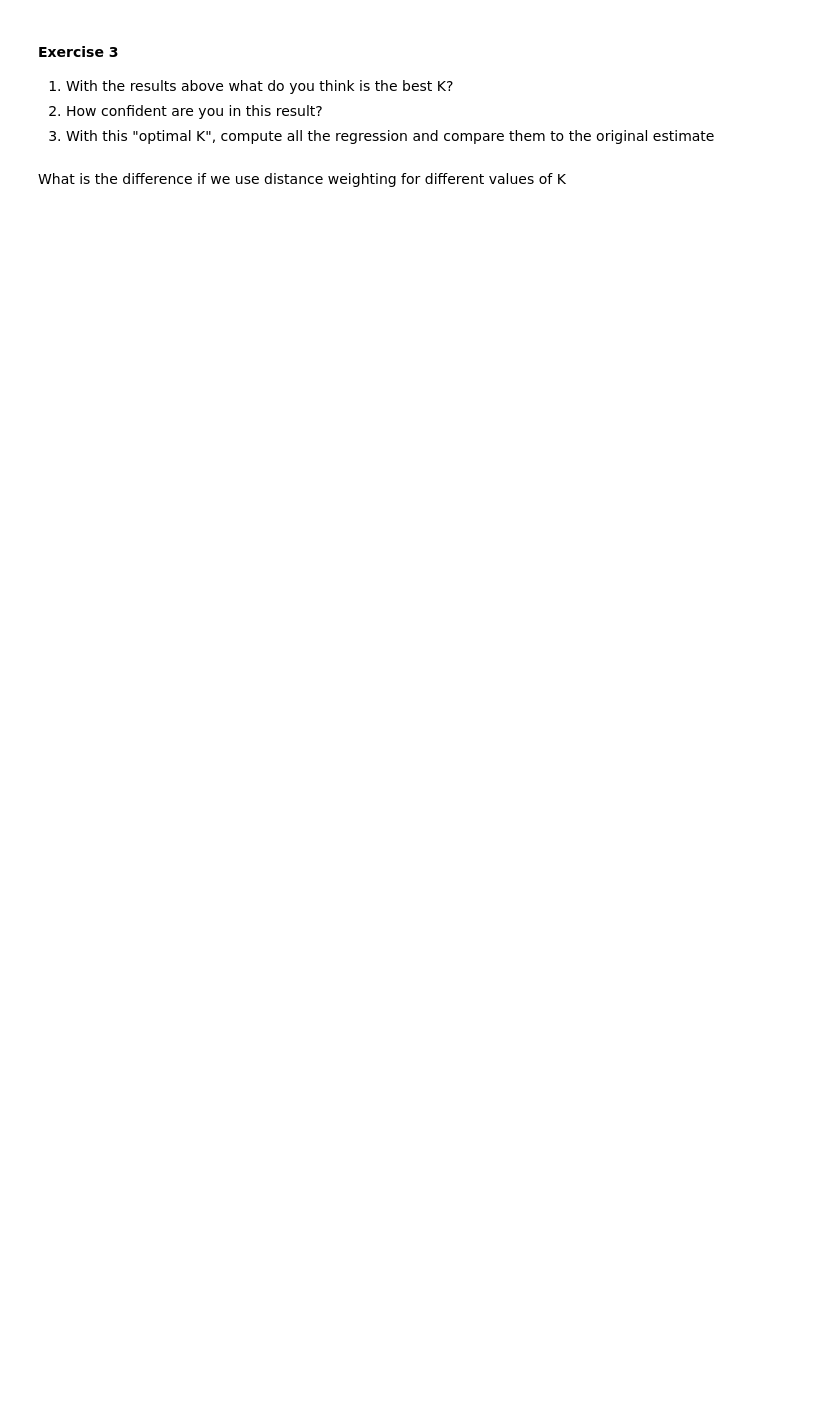
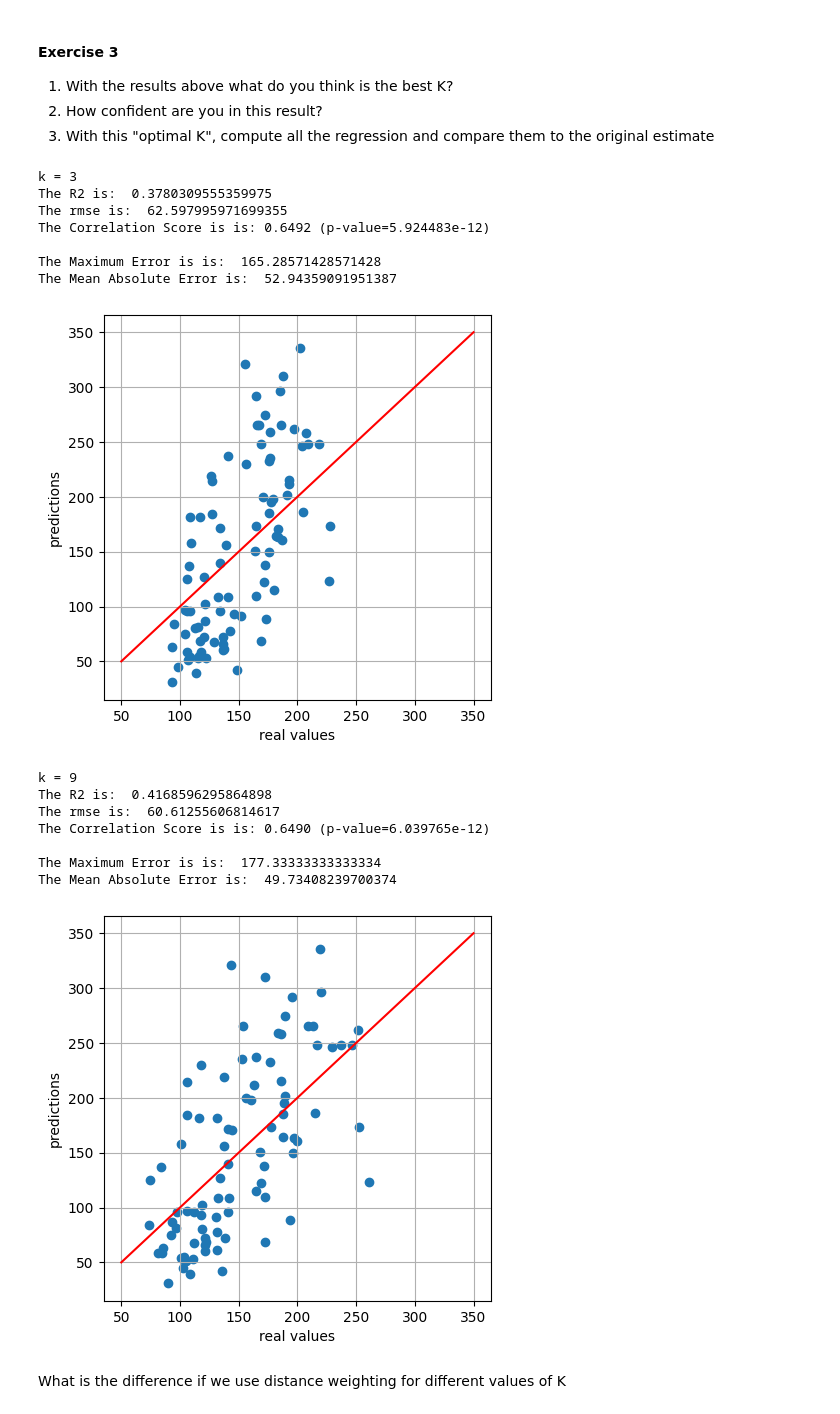
Before and after one commit to 4Sparkz/EC, a Jupyter notebook: TP06/EC_2324_TP06.ipynb, the cells around one changed output. Cells and saved outputs as stored; diff of their text form; code cells hidden in the pictures; blank space fills up the shorter version.

```diff
--- a/TP06/EC_2324_TP06.ipynb
+++ b/TP06/EC_2324_TP06.ipynb
@@ -252,3 +276,36 @@ plt.show()
+# %%
+#Your Solution
+#1 com os resultados em cima o melhor k é 9 pois é o que tem menor RMSE
+#2
+#3
+print("k = 3")
+present_reg_statistics(y_test, preds)
+
+print("k = 9")
+knn = KNeighborsRegressor(n_neighbors=9 )
+knn.fit(X_train, y_train)
+preds = knn.predict(X_test)
+
+preds=knn.predict(X_test)
+
+present_reg_statistics(y_test, preds)
+# %% [output]
+k = 3
+The R2 is:  0.3780309555359975
+The rmse is:  62.597995971699355
+The Correlation Score is is: 0.6492 (p-value=5.924483e-12)
+
+The Maximum Error is is:  165.28571428571428
+The Mean Absolute Error is:  52.94359091951387
+[figure, added]
+k = 9
+The R2 is:  0.4168596295864898
+The rmse is:  60.61255606814617
+The Correlation Score is is: 0.6490 (p-value=6.039765e-12)
+
+The Maximum Error is is:  177.33333333333334
+The Mean Absolute Error is:  49.73408239700374
+[figure, added]
 # %% [markdown]
 
 What is the difference if we use distance weighting for different values of K
```
Also changed, not shown: parts of 27 cells of this notebook.
